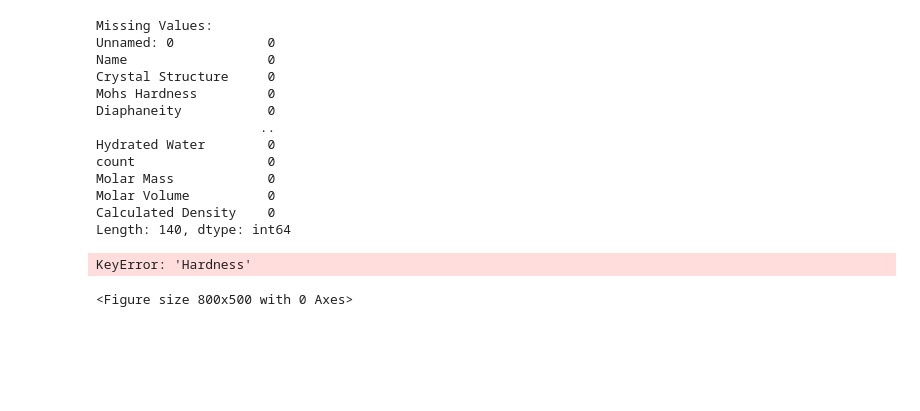
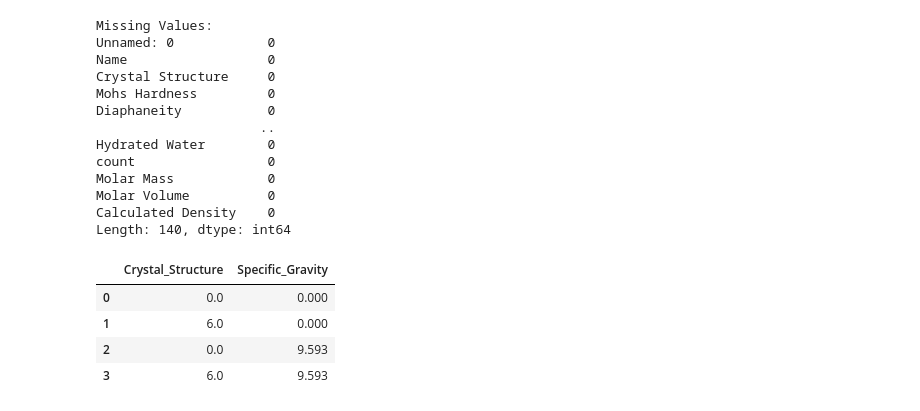
Before and after one commit to carsimoes/Experimental-Mineral-Analysis, a Jupyter notebook: Notebook/Experiment1.ipynb, the cells around one changed output. Drawn from its saved outputs; the diff is of its cells as text; code cells hidden in the pictures; blank space fills up the shorter version.

```diff
--- a/Notebook/Experiment1.ipynb
+++ b/Notebook/Experiment1.ipynb
@@ -85,14 +94,6 @@ Molar Mass            0
 Molar Volume          0
 Calculated Density    0
 Length: 140, dtype: int64
-# %%
-# Visualizing distribution of Hardness
-plt.figure(figsize=(8, 5))
-sns.histplot(df["Hardness"], bins=20, kde=True)
-plt.title("Distribution of Mineral Hardness")
-plt.xlabel("Hardness (Mohs Scale)")
-plt.ylabel("Frequency")
-plt.show()
-# %% [output]
-KeyError: 'Hardness'
-<Figure size 800x500 with 0 Axes>
+# %%
+df.columns = df.columns.str.replace(" ", "_")
+factor_2 = "Specific_Gravity"
@@ -98,0 +119,8 @@ KeyError: 'Hardness'
+# %%
+design_df
+# %% [output]
+|  | Crystal_Structure | Specific_Gravity |
+| 0 | 0.0 | 0.000 |
+| 1 | 6.0 | 0.000 |
+| 2 | 0.0 | 9.593 |
+| 3 | 6.0 | 9.593 |
```
Also changed, not shown: parts of 8 cells of this notebook.
